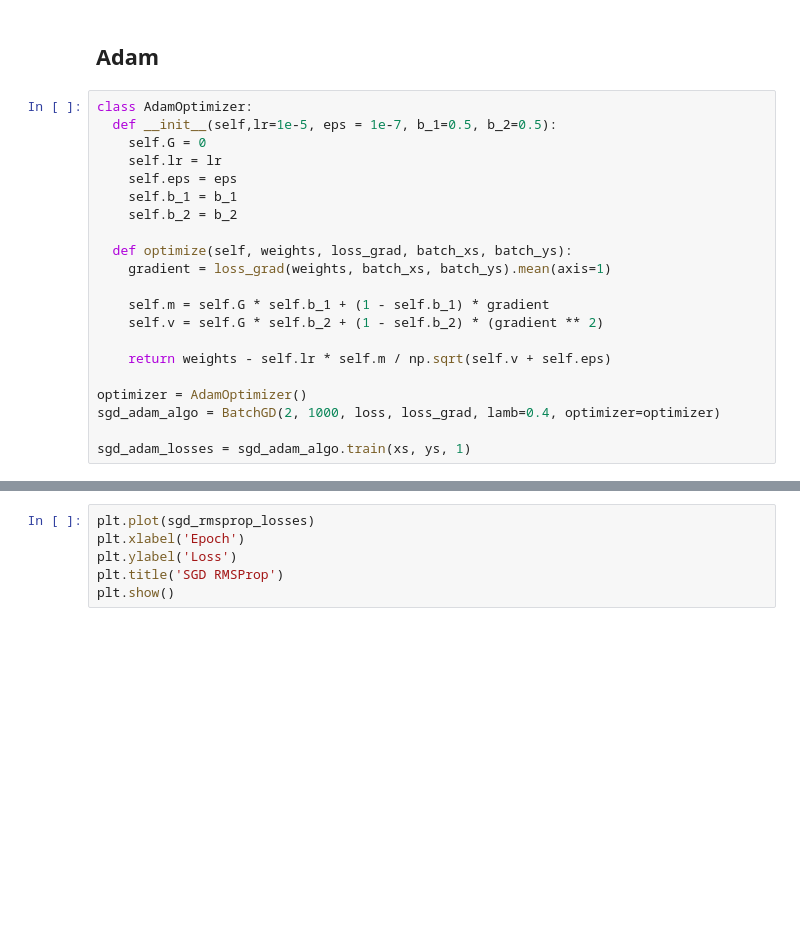
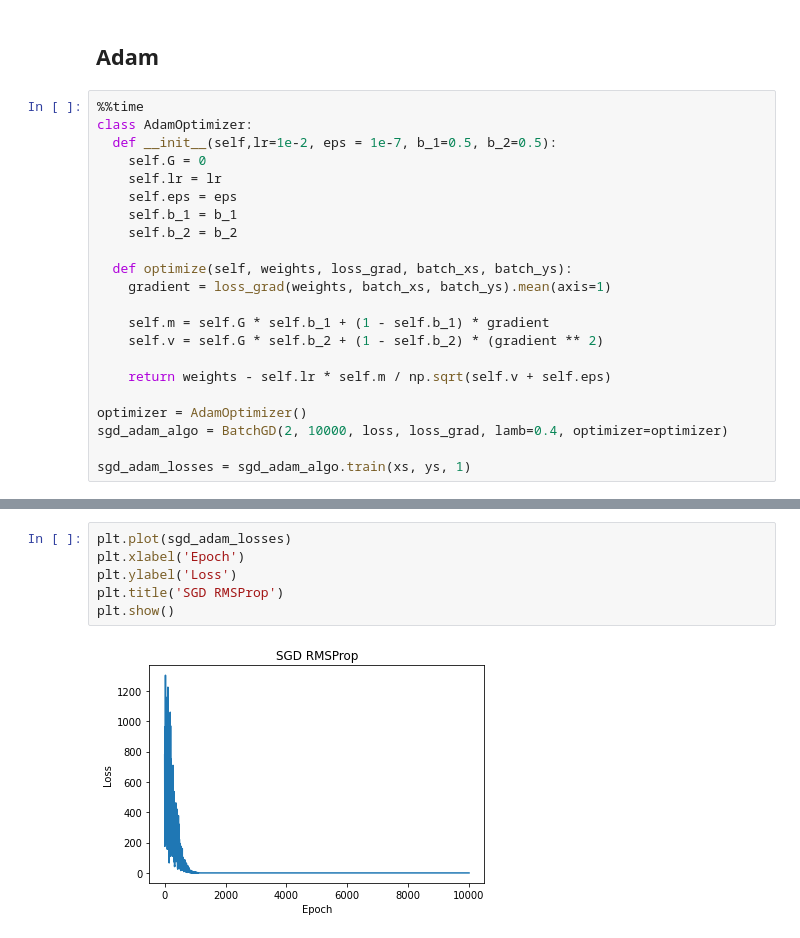
Before and after one commit to olegggatttor/MetOptSGD, a Jupyter notebook: sgd.ipynb, the cells around one changed output, grey strips where cells are left out. Drawn from its saved outputs; the diff is of its cells as text; blank space fills up the shorter version.

```diff
--- a/sgd.ipynb
+++ b/sgd.ipynb
@@ -340,8 +344,9 @@ plt.show()
 # %% [markdown]
 ## Adam
 # %%
+%%time
 class AdamOptimizer:
-  def __init__(self,lr=1e-5, eps = 1e-7, b_1=0.5, b_2=0.5):
+  def __init__(self,lr=1e-2, eps = 1e-7, b_1=0.5, b_2=0.5):
     self.G = 0
     self.lr = lr
     self.eps = eps
@@ -357,7 +362,7 @@ class AdamOptimizer:
     return weights - self.lr * self.m / np.sqrt(self.v + self.eps)
 
 optimizer = AdamOptimizer()
-sgd_adam_algo = BatchGD(2, 1000, loss, loss_grad, lamb=0.4, optimizer=optimizer)
+sgd_adam_algo = BatchGD(2, 10000, loss, loss_grad, lamb=0.4, optimizer=optimizer)
 
 sgd_adam_losses = sgd_adam_algo.train(xs, ys, 1)
 # %% [output]
@@ -381,6 +386,8 @@ Epoch: 1000. Loss: 370.7470896041692
 # %%
-plt.plot(sgd_rmsprop_losses)
+plt.plot(sgd_adam_losses)
 plt.xlabel('Epoch')
 plt.ylabel('Loss')
 plt.title('SGD RMSProp')
 plt.show()
+# %% [output]
+[figure, added]
```
Also changed, not shown: parts of 8 cells of this notebook.
